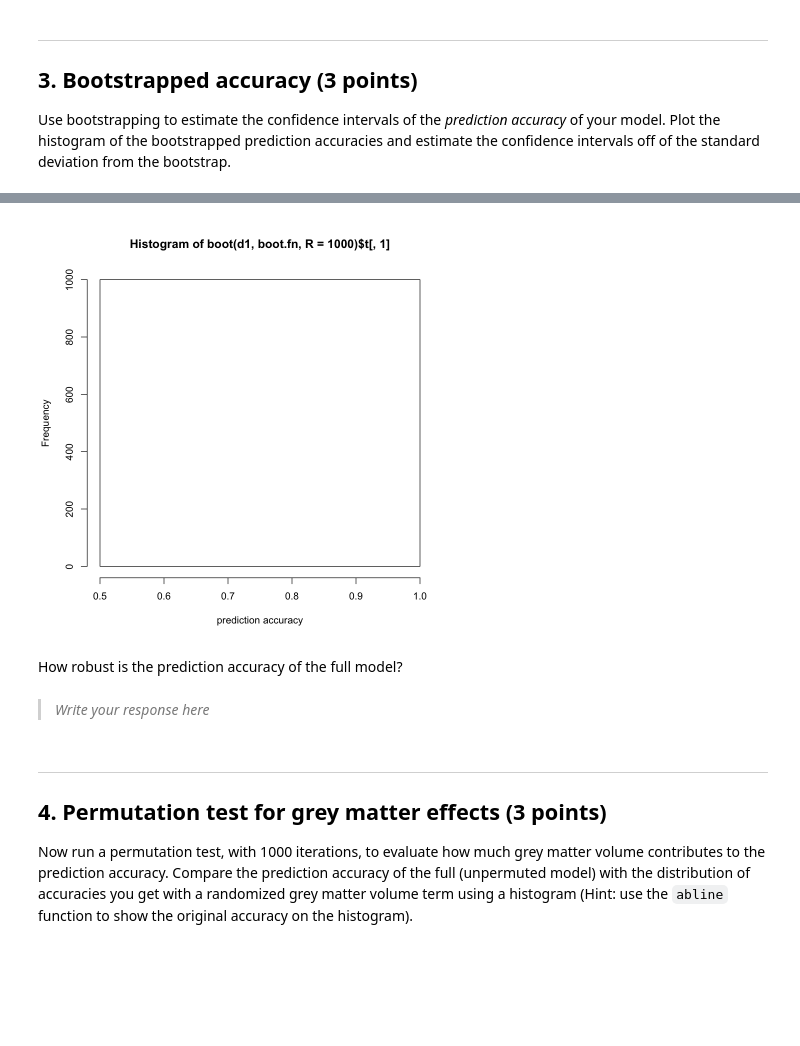
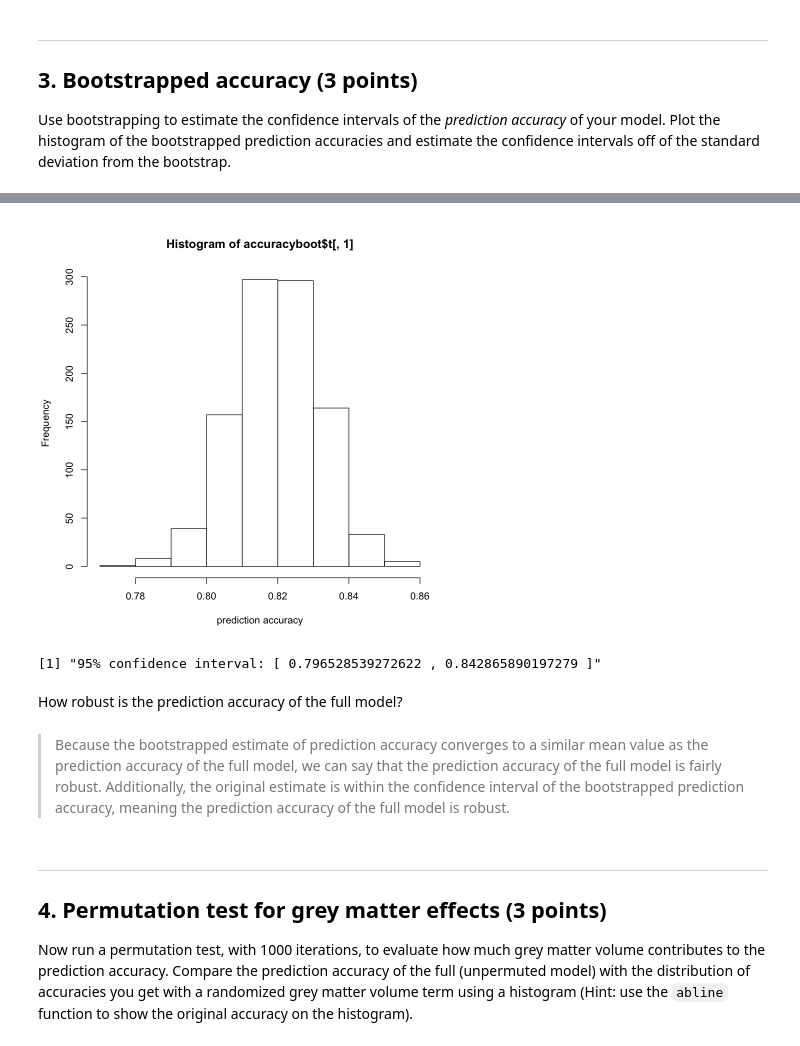
Before and after one commit to jluetkeh/Luetkehans_DSPN_S22, a Jupyter notebook: Homework8.ipynb, the cells around one changed output, grey strips where cells are left out. Saved outputs shown, nothing was run; the diff lists cells and outputs as text; code cells hidden in the pictures; blank space fills up the shorter version.

```diff
--- a/Homework8.ipynb
+++ b/Homework8.ipynb
@@ -44,8 +26,8 @@ The following object is masked from ‘package:tidyr’:
 # %%
 setwd("~/Documents/GitHub/Luetkehans_DSPN_S22/data")
 
-data <- read.csv('unrestricted_trimmed_1_7_2020_10_50_44 copy.csv')
-head(data)
+data1 <- read.csv('unrestricted_trimmed_1_7_2020_10_50_44 copy.csv')
+head(data1)
 # %% [output]
 A data.frame: 6 × 500
 |  | Subject | Release | Acquisition | Gender | Age | MMSE_Score | PSQI_Score | PSQI_Comp1 | PSQI_Comp2 | ... |
@@ -57,7 +39,7 @@ A data.frame: 6 × 500
 | 5 | 100610 | S900 | Q08 | M | 26-30 | 30 | 4 | 1 | 1 | ... |
 | 6 | 101006 | S500 | Q06 | F | 31-35 | 28 | 2 | 1 | 1 | ... |
 # %%
-d1 <- data %>%
+d1 <- data1 %>%
 subset(select = c(Subject, Gender, Flanker_Unadj, FS_IntraCranial_Vol, FS_Tot_WM_Vol, FS_Total_GM_Vol)) %>%
 na.omit()
 
@@ -177,25 +152,27 @@ The following object is masked from ‘package:psych’:
 # %%
+nrow(d1)
 
 boot.fn <- function(data, index) {
-#Using the prediction accuracy strategy from the class notebook
+    prediction_prob <- data.frame(predict(glm(Gender ~ FS_IntraCranial_Vol + FS_Tot_WM_Vol + FS_Total_GM_Vol,
+                                              data = data, subset = index, family = binomial), type = 'response'))
 
-gender_prediction_prob <- data.frame(predict(glm(Gender ~ FS_IntraCranial_Vol + FS_Tot_WM_Vol + FS_Total_GM_Vol, data = data, subset = index, family = binomial), type = 'response'))
-colnames(gender_prediction_prob) <- c('predictedprobability')
-n_rows <- nrow(gender_prediction_prob)
+    colnames(prediction_prob) <- c('predictedprobability')
 
-threshold = 0.50
+    nrows <- nrow(prediction_prob)
 
-gender_prediction_prob$predicted_gender = rep('F', n_rows)
+    threshold_fn = 0.50
 
-gender_prediction_prob$predicted_gender[gender_prediction_prob$predictedprobability > threshold] = 'M'
+    prediction_prob$predicted_gender = rep('F', nrows)
 
-print(head(gender_prediction_prob))
+    prediction_prob$predicted_gender[prediction_prob$predictedprobability > threshold_fn] = 'M'
 
-confusion_matrix <- data.frame(gender_prediction_prob$predicted_gender, data$Gender)
+    #head(prediction_prob)
 
-colnames(confusion_matrix) <- c('predicted', 'actual')
+    confusion_matrix_fn <- data.frame(prediction_prob$predicted_gender, data$Gender[index])
 
-table(confusion_matrix)
+    colnames(confusion_matrix_fn) <- c('predicted', 'actual')
 
-return(mean(confusion_matrix$predicted == confusion_matrix$actual))
+    return(mean(confusion_matrix_fn$predicted == confusion_matrix_fn$actual))
 }
+
+print(boot.fn(d1, 1:nrow(d1)))
@@ -221,12 +221,18 @@ ERROR: Error in eval(expr, envir, enclos): object 'accuracyboot' not found
 # %%
-hist(boot(d1 ,boot.fn ,R=1000)$t[,1], xlab="prediction accuracy")
+hist(accuracyboot$t[,1], xlab="prediction accuracy")
 # %% [output]
-[figure, old version]
+[figure, new version]
+# %%
+error <- qnorm(0.975)*0.01182097
+lower = mean(accuracyboot$t[,1]) - error
+upper = mean(accuracyboot$t[,1]) + error
+print(paste('95% confidence interval:', '[',lower,',',upper,']'))
+# %% [output]
+[1] "95% confidence interval: [ 0.796528539272622 , 0.842865890197279 ]"
 # %% [markdown]
 How robust is the prediction accuracy of the full model?
-# %% [markdown]
-> *Write your response here*
->
+# %% [markdown]
+> Because the bootstrapped estimate of prediction accuracy converges to a similar mean value as the prediction accuracy of the full model, we can say that the prediction accuracy of the full model is fairly robust.  Additionally, the original estimate is within the confidence interval of the bootstrapped prediction accuracy, meaning the prediction accuracy of the full model is robust.
 # %% [markdown]
 ---
 ## 4. Permutation test for grey matter effects (3 points)
```
Also changed, not shown: parts of 14 cells of this notebook.
